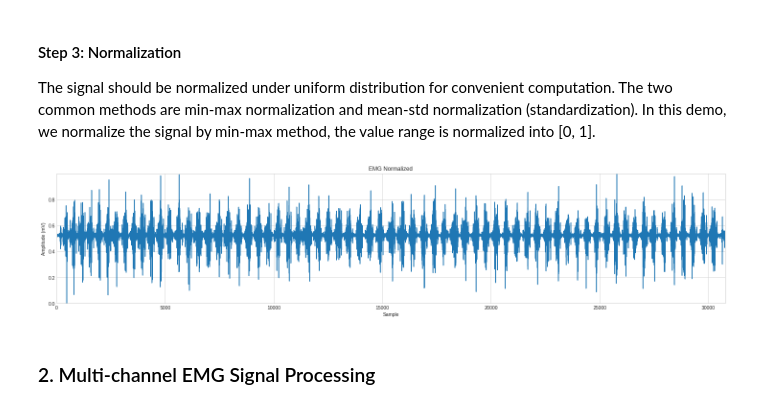
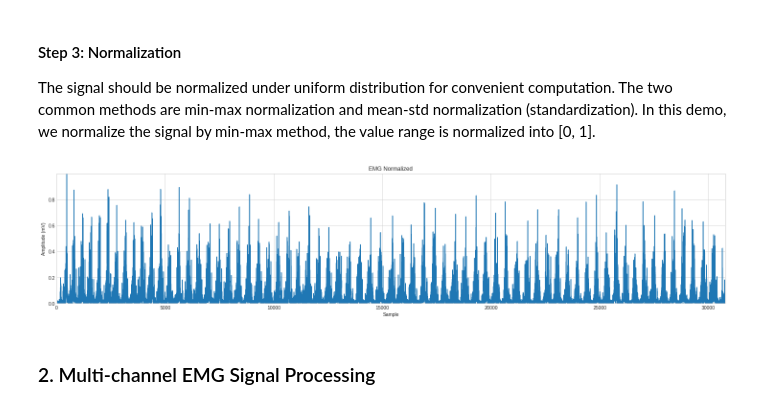
Before and after one commit to andybi7676/Digital-Bio-Signal-Analysis, a Jupyter notebook: demo_signal_processing.ipynb, the cells around one changed output. Saved outputs shown, nothing was run; the diff lists cells and outputs as text; code cells hidden in the pictures.

```diff
--- a/demo_signal_processing.ipynb
+++ b/demo_signal_processing.ipynb
@@ -134,12 +134,12 @@ plot_signal1d(emg_rectified, title='EMG Rectified')
 The signal should be normalized under uniform distribution for convenient computation. The two common methods are min-max normalization and mean-std normalization (standardization). In this demo, we normalize the signal by min-max method, the value range is normalized into [0, 1].
 # %%
 # normalize the signal
-emg_normed = Normalize1D.apply(emg_resampled, norm_type='min_max')
+emg_normed = Normalize1D.apply(emg_rectified, norm_type='min_max')
 
 # visualize normalized signal
 plot_signal1d(emg_normed, title='EMG Normalized')
 # %% [output]
-[figure, old version]
+[figure, new version]
 # %% [markdown]
 ### 2. Multi-channel EMG Signal Processing
 # %% [markdown]
```
